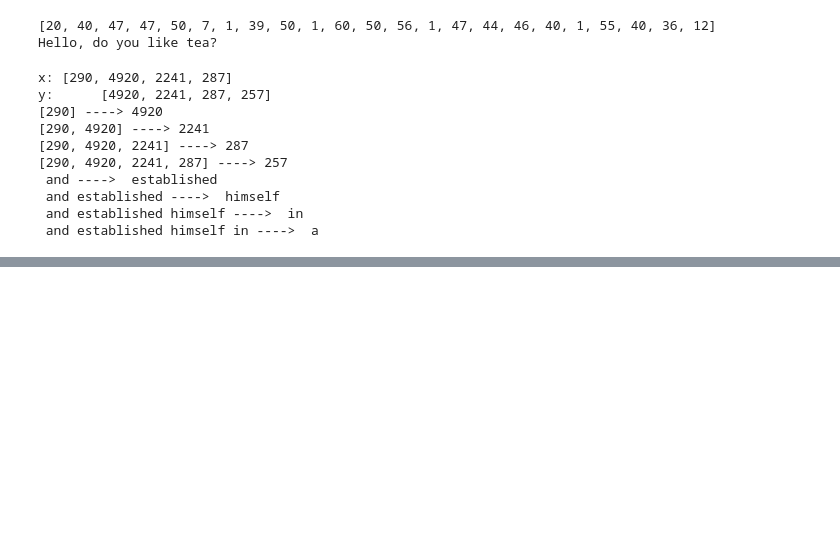
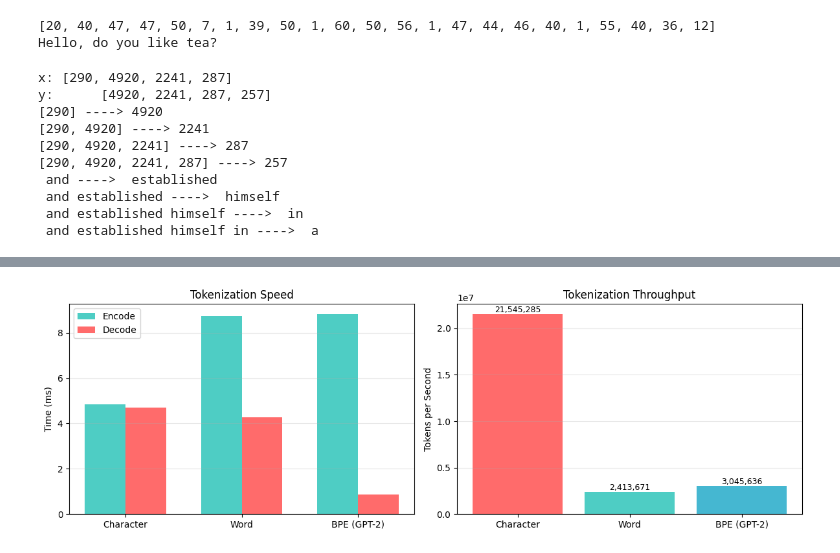
Before and after one commit to Ethan-Howlett/llm-from-scratch, a Jupyter notebook: analysis.ipynb, the cells around one changed output, grey strips where cells are left out. Drawn from its saved outputs; the diff is of its cells as text; code cells hidden in the pictures; blank space fills up the shorter version.

```diff
--- a/analysis.ipynb
+++ b/analysis.ipynb
@@ -79,0 +601,77 @@ y:      [4920, 2241, 287, 257]
+# %%
+import time
+
+def benchmark_tokenizer(tokenizer, text, name, iterations=100):
+    """Benchmark tokenization speed."""
+    # Warm up
+    if name == "BPE (GPT-2)":
+        tokenizer.encode(text)
+    else:
+        tokenizer.encode(text)
+
+    # Time encoding
+    start = time.perf_counter()
+    for _ in range(iterations):
+        if name == "BPE (GPT-2)":
+            tokens = tokenizer.encode(text)
+        else:
+            tokens = tokenizer.encode(text)
+    encode_time = (time.perf_counter() - start) / iterations * 1000  # ms
+
+    # Time decoding
+    start = time.perf_counter()
+    for _ in range(iterations):
+        if name == "BPE (GPT-2)":
+            tokenizer.decode(tokens)
+        else:
+            tokenizer.decode(tokens)
+    decode_time = (time.perf_counter() - start) / iterations * 1000  # ms
+
+    return {
+        'Tokenizer': name,
+        'Encode Time (ms)': encode_time,
+        'Decode Time (ms)': decode_time,
+        'Tokens/sec': len(tokens) / (encode_time / 1000),
+        'Token Count': len(tokens)
+    }
+
+# Benchmark on the combined corpus
+print("=== Performance Benchmark ===\n")
+print(f"Text length: {len(combined_corpus):,} characters\n")
+
+benchmark_results = []
+for tok_name, tokenizer in tokenizers.items():
+    result = benchmark_tokenizer(tokenizer, combined_corpus, tok_name)
+    benchmark_results.append(result)
+    print(f"{tok_name}:")
+    print(f"  Encode: {result['Encode Time (ms)']:.3f} ms")
+    print(f"  Decode: {result['Decode Time (ms)']:.3f} ms")
+    print(f"  Throughput: {result['Tokens/sec']:,.0f} tokens/sec\n")
+
+# Visualize performance
+bench_df = pd.DataFrame(benchmark_results)
+fig, axes = plt.subplots(1, 2, figsize=(12, 4))
+
+ax1 = axes[0]
+x = range(len(bench_df))
+width = 0.35
+ax1.bar([i - width/2 for i in x], bench_df['Encode Time (ms)'], width, label='Encode', color='#4ECDC4')
+ax1.bar([i + width/2 for i in x], bench_df['Decode Time (ms)'], width, label='Decode', color='#FF6B6B')
+ax1.set_ylabel('Time (ms)')
+ax1.set_title('Tokenization Speed')
+ax1.set_xticks(x)
+ax1.set_xticklabels(bench_df['Tokenizer'])
+ax1.legend()
+ax1.grid(axis='y', alpha=0.3)
+
+ax2 = axes[1]
+ax2.bar(bench_df['Tokenizer'], bench_df['Tokens/sec'], color=['#FF6B6B', '#4ECDC4', '#45B7D1'])
+ax2.set_ylabel('Tokens per Second')
+ax2.set_title('Tokenization Throughput')
+ax2.grid(axis='y', alpha=0.3)
+for i, v in enumerate(bench_df['Tokens/sec']):
+    ax2.text(i, v, f'{v:,.0f}', ha='center', va='bottom', fontsize=9)
+
+plt.tight_layout()
+plt.show()
+# %% [output]
@@ -79,0 +696 @@ y:      [4920, 2241, 287, 257]
+[figure, added]
```
Also changed, not shown: parts of 42 cells of this notebook, 7 other files.
